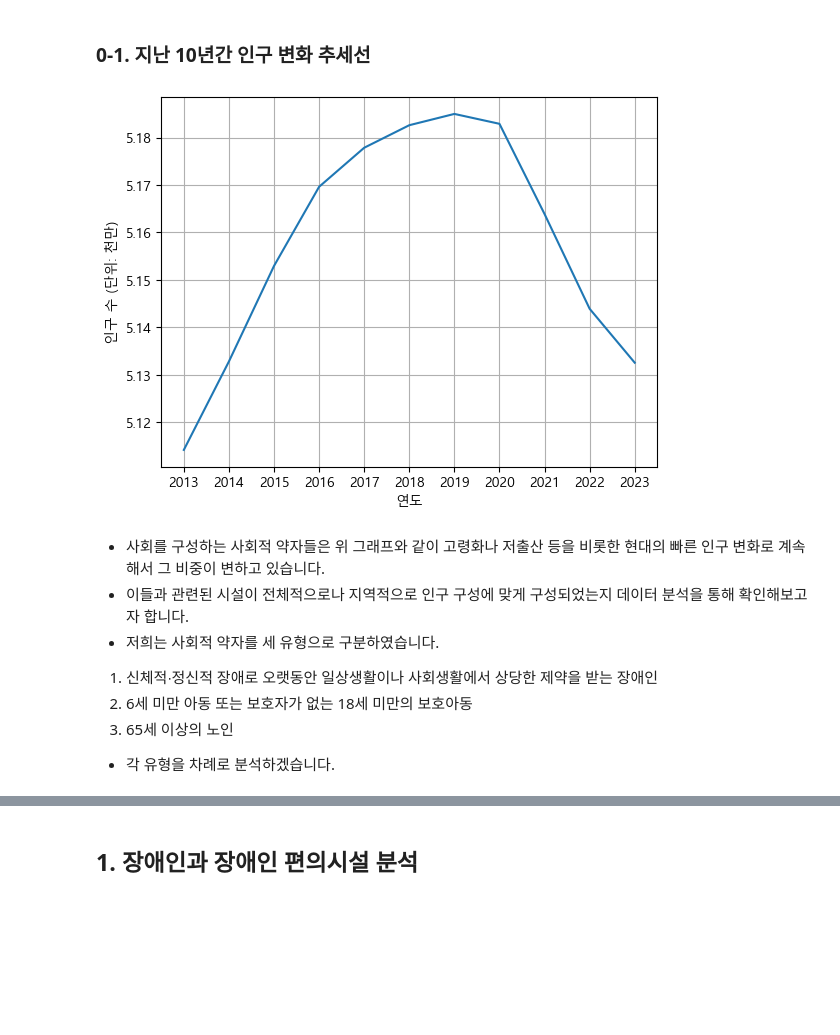
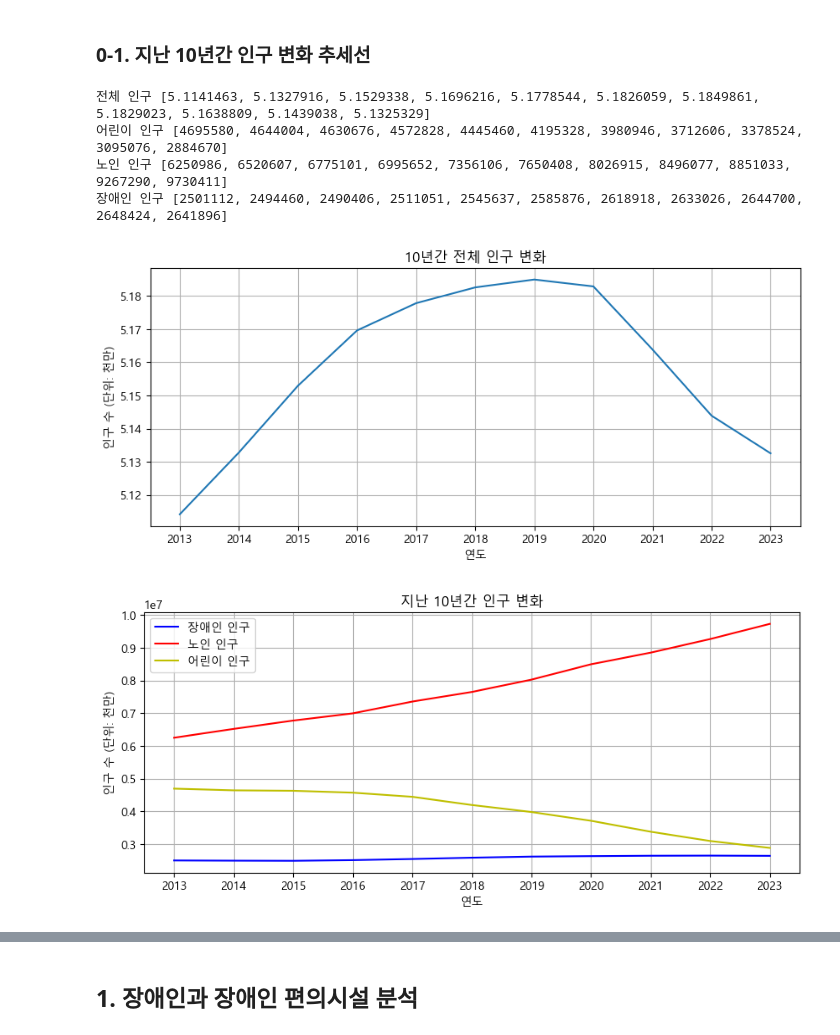
Before and after one commit to sjunc/2024-DA-Team, a Jupyter notebook: 분석 파일/1조_데이터분식.ipynb, the cells around one changed output, grey strips where cells are left out. Drawn from its saved outputs; the diff is of its cells as text; code cells hidden in the pictures; blank space fills up the shorter version.

```diff
--- a/분석 파일/1조_데이터분식.ipynb
+++ b/분석 파일/1조_데이터분식.ipynb
@@ -14,6 +28,7 @@ plt.rcParams['axes.unicode_minus'] = False
 ### 0-1. 지난 10년간 인구 변화 추세선
 # %%
 import csv
+import numpy as np
 
 years = [2013, 2014, 2015, 2016, 2017, 2018, 2019, 2020, 2021, 2022, 2023]
 
@@ -42,6 +57,17 @@ with open('../데이터/1996~2023연령별_인구변화_전체.csv', 'r', encodi
     next(data)  # 첫 번째 헤더(연도) 건너뛰기
     next(data)  # 두 번째 행(합계) 건너뛰기
 
+    child_change = [row for row in data if row[1] in ['o세', '1세', '2세', '3세','4세','5세']]
+
+    child = [sum(int(row[i]) for row in child_change) for i in range(-11,0)]
+
+
+# numpy를 사용해서 65세 이상 인구 확인
+data = np.genfromtxt('../데이터/1996~2023연령별_인구변화_전체.csv', delimiter =',', encoding='euc-kr')
+col1=data[67:103,-11:,]
+col1
+col5=data[:7]
+old = [sum(int(row[i]) for row in col1) for i in range(-11, 0)]
 
 
 with open('../데이터/장애인_인구_시군구별.csv', 'r', encoding='euc-kr') as f:
@@ -60,23 +86,37 @@ handicap = [int(x) for x in handicap]
 
 years = [2013, 2014, 2015, 2016, 2017, 2018, 2019, 2020, 2021, 2022, 2023]
 
-# x축에 연도 설정
-
-plt.plot(all)
-plt.xticks(range(len(all)), years)  # x축에 연도 표시
-plt.xlabel('연도')
-plt.ylabel('인구 수 (단위: 천만)')
-plt.grid(True)
-plt.show()
+print('전체 인구',all)
+print('어린이 인구',child)
+print('노인 인구', old)
+print('장애인 인구', handicap)
 # %% [output]
-[figure, removed]
+전체 인구 [5.1141463, 5.1327916, 5.1529338, 5.1696216, 5.1778544, 5.1826059, 5.1849861, 5.1829023, 5.1638809, 5.1439038, 5.1325329]
+어린이 인구 [4695580, 4644004, 4630676, 4572828, 4445460, 4195328, 3980946, 3712606, 3378524, 3095076, 2884670]
+노인 인구 [6250986, 6520607, 6775101, 6995652, 7356106, 7650408, 8026915, 8496077, 8851033, 9267290, 9730411]
+장애인 인구 [2501112, 2494460, 2490406, 2511051, 2545637, 2585876, 2618918, 2633026, 2644700, 2648424, 2641896]
-# %% [markdown]
-- 사회를 구성하는 사회적 약자들은 위 그래프와 같이 고령화나 저출산 등을 비롯한 현대의 빠른 인구 변화로 계속해서 그 비중이 변하고 있습니다.
-- 이들과 관련된 시설이 전체적으로나 지역적으로 인구 구성에 맞게 구성되었는지 데이터 분석을 통해 확인해보고자 합니다.
-- 저희는 사회적 약자를 세 유형으로 구분하였습니다.
-
-1. 신체적∙정신적 장애로 오랫동안 일상생활이나 사회생활에서 상당한 제약을 받는 장애인
-2. 6세 미만 아동 또는 보호자가 없는 18세 미만의 보호아동
-3. 65세 이상의 노인
-
-- 각 유형을 차례로 분석하겠습니다.
+# %%
+# x축에 연도 설정
+plt.figure(figsize=(10, 4))
+plt.plot(all)
+plt.title("10년간 전체 인구 변화")
+plt.xticks(range(len(all)), years)  # x축에 연도 표시
+plt.xlabel('연도')
+plt.ylabel('인구 수 (단위: 천만)')
+plt.grid(True)
+plt.show()
+
+plt.figure(figsize=(10, 4))
+plt.plot(handicap, 'b', label='장애인 인구')
+plt.plot(old, 'r', label='노인 인구')
+plt.plot(child, 'y', label='어린이 인구')
+plt.xticks(range(len(handicap)), years)  # x축에 연도 표시
+plt.xlabel('연도')
+plt.title('지난 10년간 인구 변화')
+plt.ylabel('인구 수 (단위: 천만)')
+plt.legend()
+plt.grid(True)
+plt.show()
+# %% [output]
+[figure, added]
+[figure, added]
```
Also changed, not shown: parts of 13 cells of this notebook.
